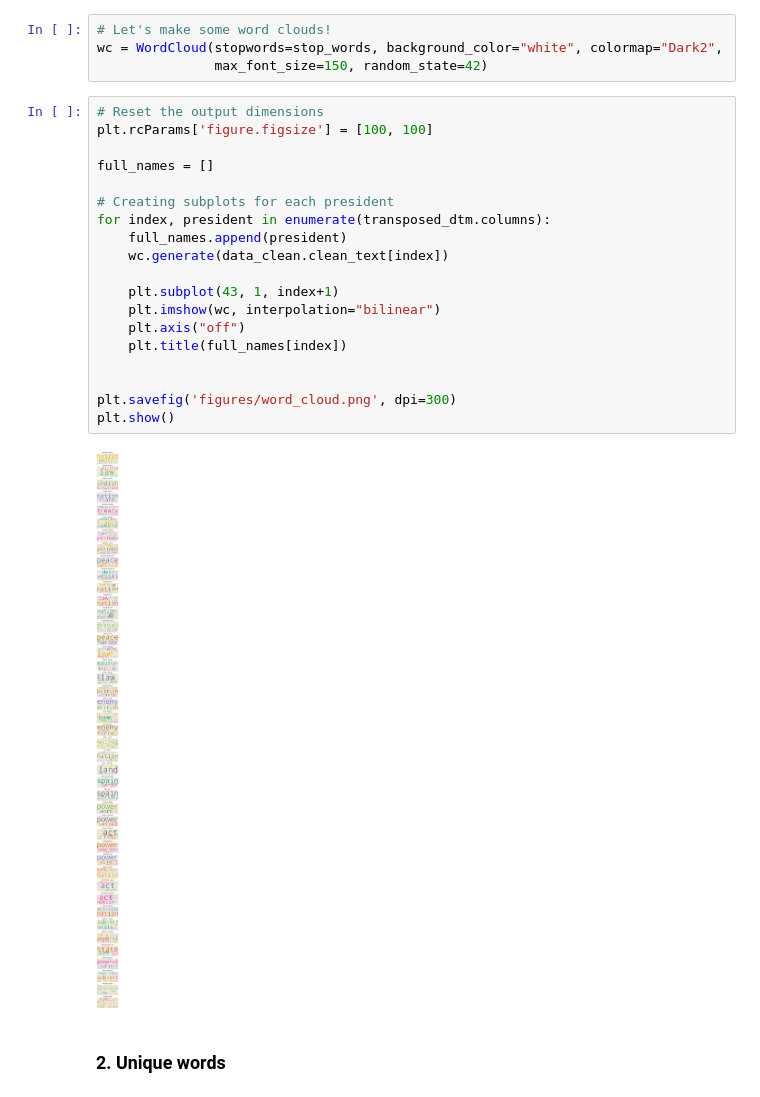
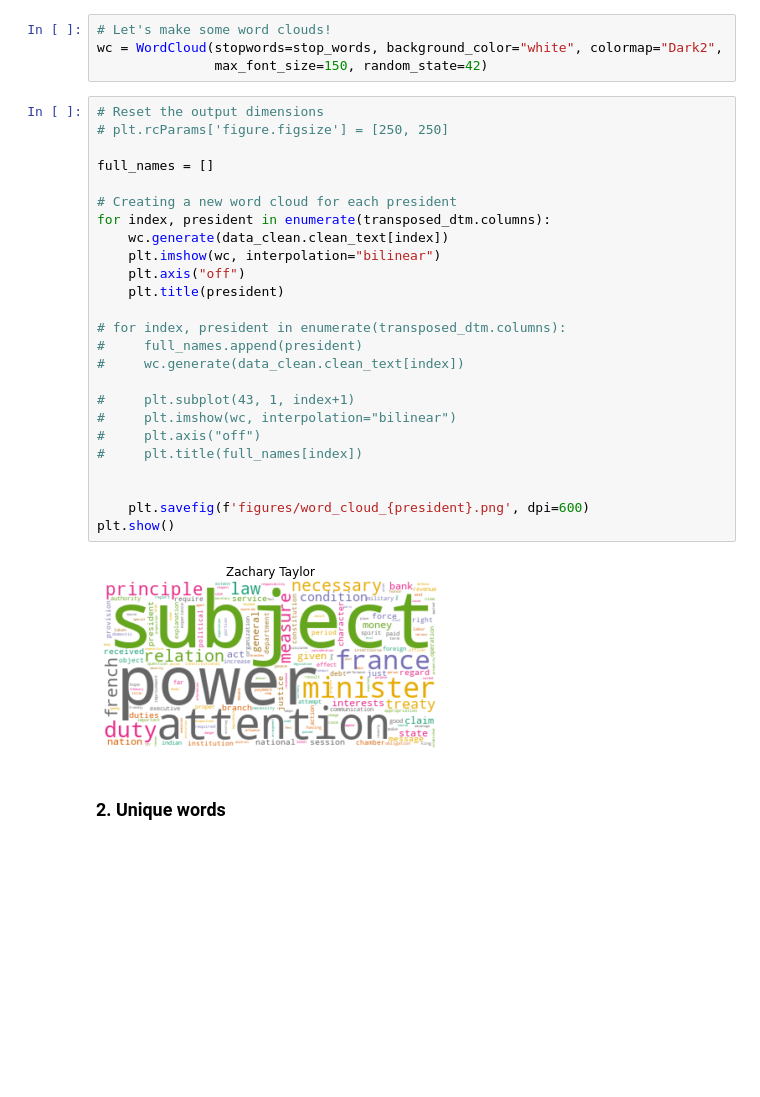
Before and after one commit to tiroger/NLP-SOTU, a Jupyter notebook: eda.ipynb, the cells around one changed output. Saved outputs shown, nothing was run; the diff lists cells and outputs as text; blank space fills up the shorter version.

```diff
--- a/eda.ipynb
+++ b/eda.ipynb
@@ -210,25 +210,31 @@ wc = WordCloud(stopwords=stop_words, background_color="white", colormap="Dark2",
                max_font_size=150, random_state=42)
 # %%
 # Reset the output dimensions
-plt.rcParams['figure.figsize'] = [100, 100]
+# plt.rcParams['figure.figsize'] = [250, 250]
 
 full_names = []
 
-# Creating subplots for each president
+# Creating a new word cloud for each president
 for index, president in enumerate(transposed_dtm.columns):
-    full_names.append(president)
     wc.generate(data_clean.clean_text[index])
-
-    plt.subplot(43, 1, index+1)
     plt.imshow(wc, interpolation="bilinear")
     plt.axis("off")
-    plt.title(full_names[index])
+    plt.title(president)
+
+# for index, president in enumerate(transposed_dtm.columns):
+#     full_names.append(president)
+#     wc.generate(data_clean.clean_text[index])
+
+#     plt.subplot(43, 1, index+1)
+#     plt.imshow(wc, interpolation="bilinear")
+#     plt.axis("off")
+#     plt.title(full_names[index])
 
 
-plt.savefig('figures/word_cloud.png', dpi=300)
+    plt.savefig(f'figures/word_cloud_{president}.png', dpi=600)
 plt.show()
 # %% [output]
-[figure, old version]
+[figure, new version]
 # %% [markdown]
 ### 2. Unique words
 # %%
```
Also changed, not shown: parts of 1 cell of this notebook, 45 other files.
